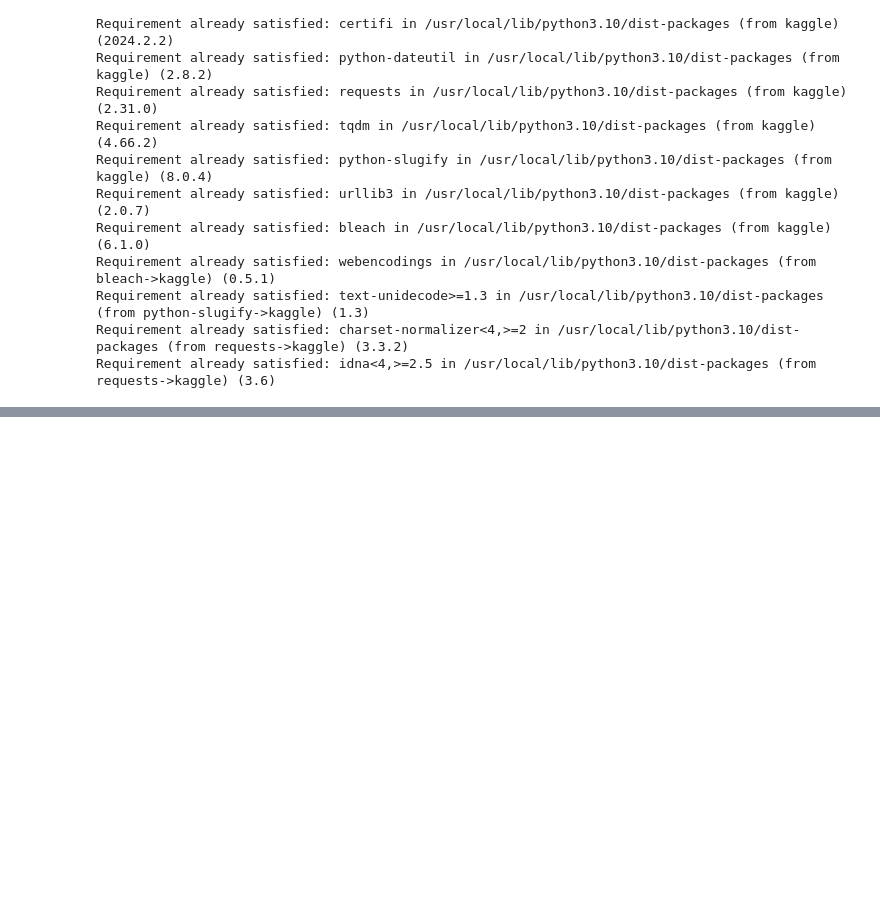
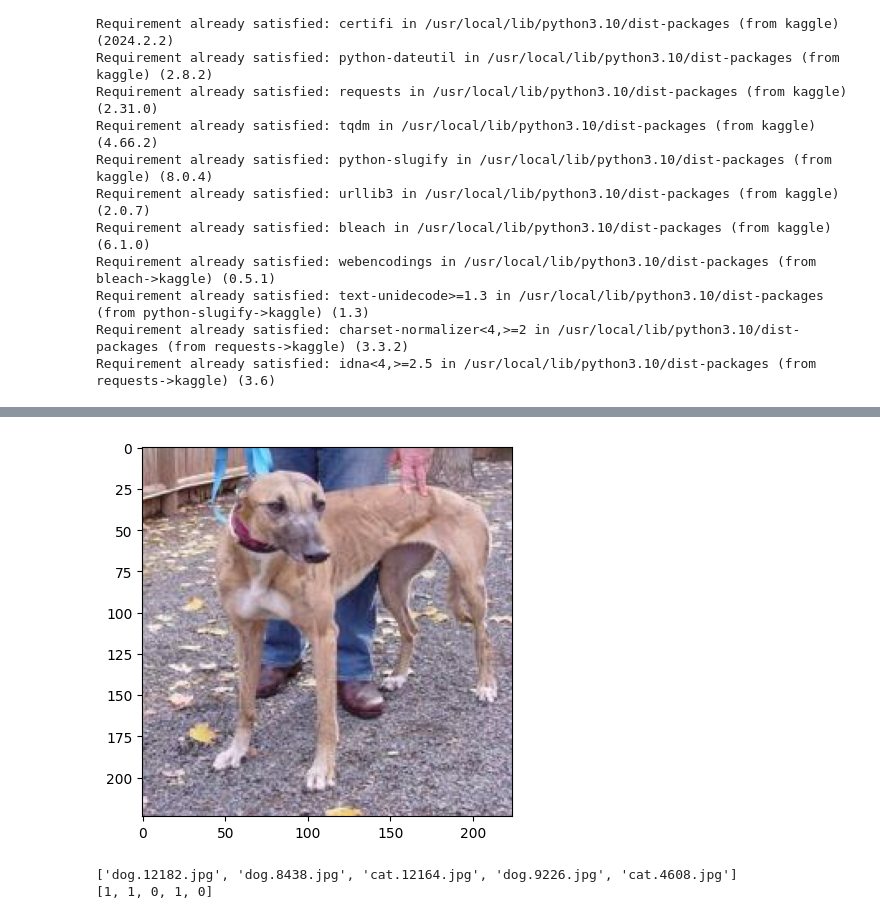
Before and after one commit to Dei-gratia/Machine-Learning-Projects, a Jupyter notebook: ML course with Python/Dog_Cat__Classification_With_Tranfer_Learning.ipynb, the cells around one changed output, grey strips where cells are left out. Cells and saved outputs as stored; diff of their text form; code cells hidden in the pictures; blank space fills up the shorter version.

```diff
--- a/ML course with Python/Dog_Cat__Classification_With_Tranfer_Learning.ipynb
+++ b/ML course with Python/Dog_Cat__Classification_With_Tranfer_Learning.ipynb
@@ -29,0 +123,27 @@ Requirement already satisfied: idna<4,>=2.5 in /usr/local/lib/python3.10/dist-pa
+# %%
+
+#display dog image
+img = npimg.imread("/content/resized_images/dog.12182.jpg")
+plt.imshow(img)
+plt.show()
+# %% [output]
+[figure, added]
+# %%
+#creating labels for resized images
+#cats -> 0, dogs -> 1
+
+labels = []
+resized_file_names = os.listdir("/content/resized_images")
+
+for i in range(2000):
+  img_file = resized_file_names[i]
+  name = img_file[0:3]
+  if name == "dog":
+    labels.append(1)
+  else:
+    labels.append(0)
+print(resized_file_names[:5])
+print(labels[:5])
+# %% [output]
+['dog.12182.jpg', 'dog.8438.jpg', 'cat.12164.jpg', 'dog.9226.jpg', 'cat.4608.jpg']
+[1, 1, 0, 1, 0]
```
Also changed, not shown: parts of 11 cells of this notebook.
